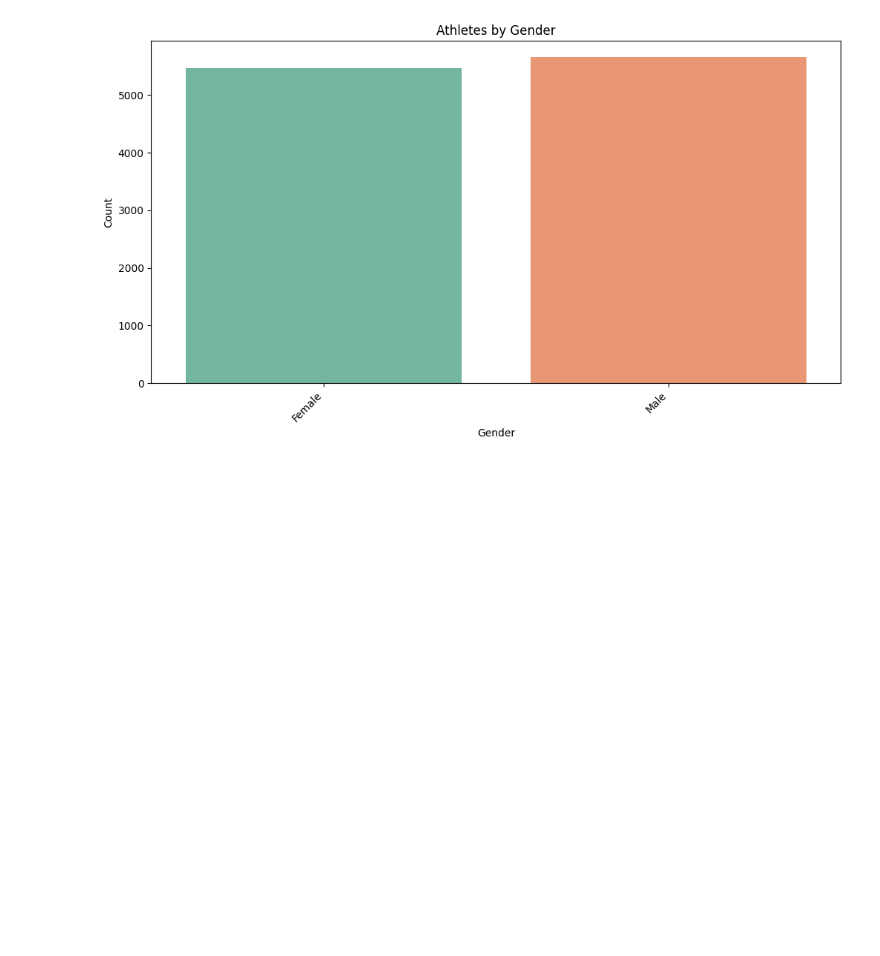
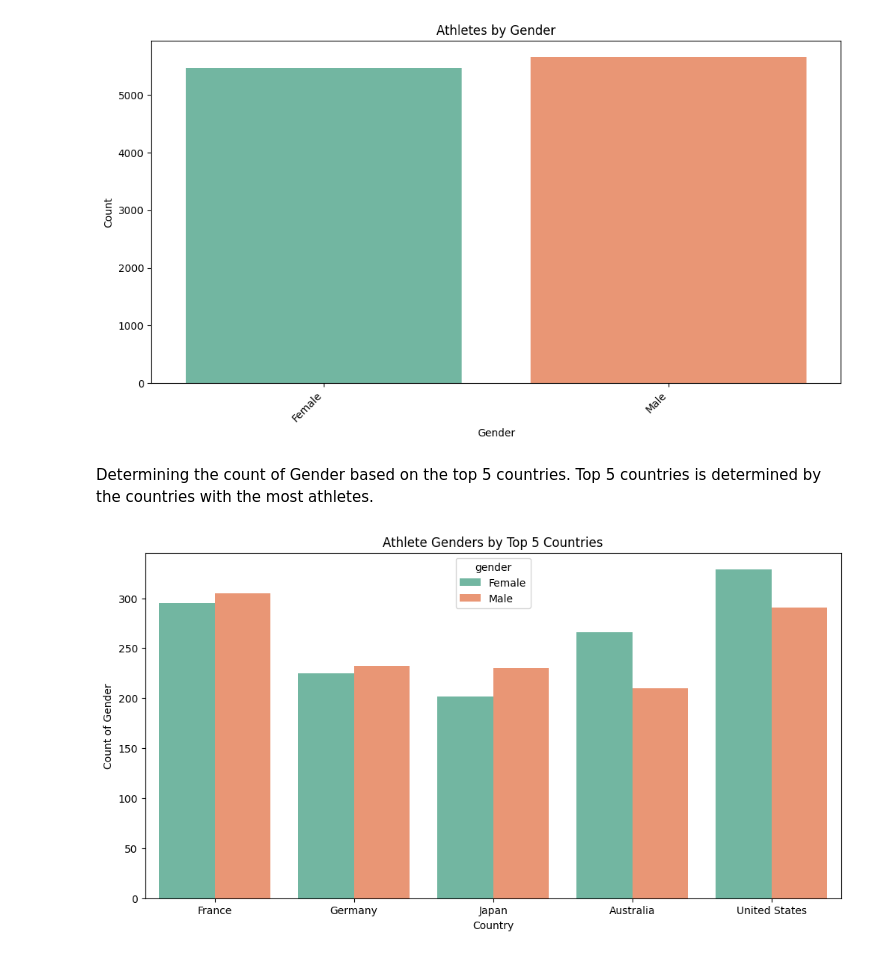
Before and after one commit to TylStres/Data-Analysis-Projects, a Jupyter notebook: Olympics 2024/Olympics 2024.ipynb, the cells around one changed output. Saved outputs shown, nothing was run; the diff lists cells and outputs as text; code cells hidden in the pictures; blank space fills up the shorter version.

```diff
--- a/Olympics 2024/Olympics 2024.ipynb
+++ b/Olympics 2024/Olympics 2024.ipynb
@@ -170,3 +171,17 @@ plt.xticks(rotation=45, ha='right')
 plt.show()
 # %% [output]
 [figure]
+# %% [markdown]
+Determining the count of Gender based on the top 5 countries. Top 5 countries is determined by the countries with the most athletes.
+# %%
+top_five_countries_df = athletes_df['country'].value_counts().head(5)
+athletes_by_country_filtered_df = athletes_df.merge(top_five_countries_df.to_frame(name='count'), on='country', how='inner')
+
+plt.figure(figsize=(12,6))
+sns.countplot(data=athletes_by_country_filtered_df, x='country', hue='gender', palette='Set2')
+plt.title('Athlete Genders by Top 5 Countries')
+plt.xlabel('Country')
+plt.ylabel('Count of Gender')
+plt.show()
+# %% [output]
+[figure, added]
```
Also changed, not shown: parts of 5 cells of this notebook.
